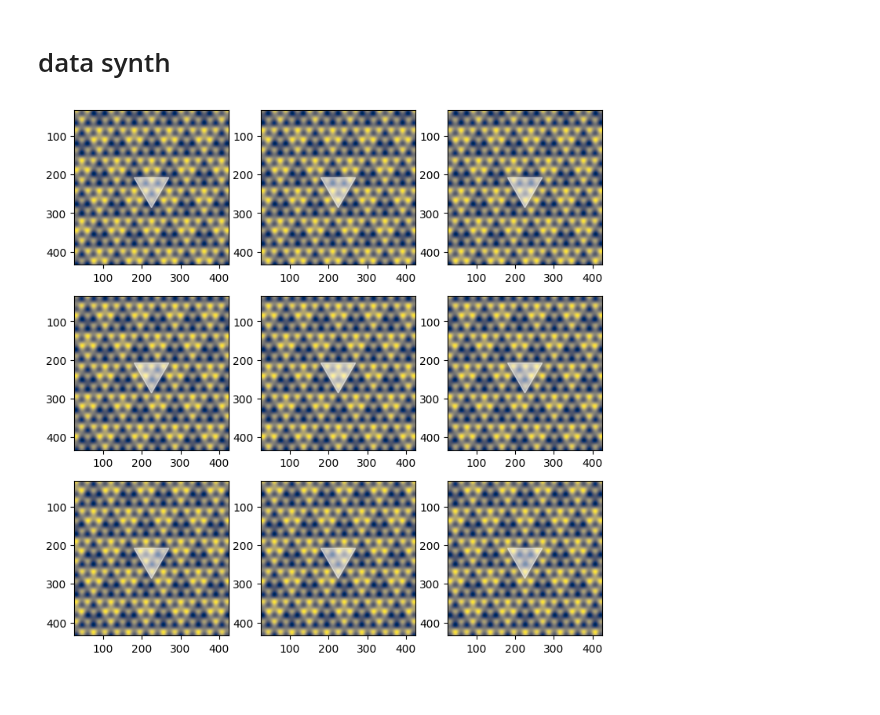
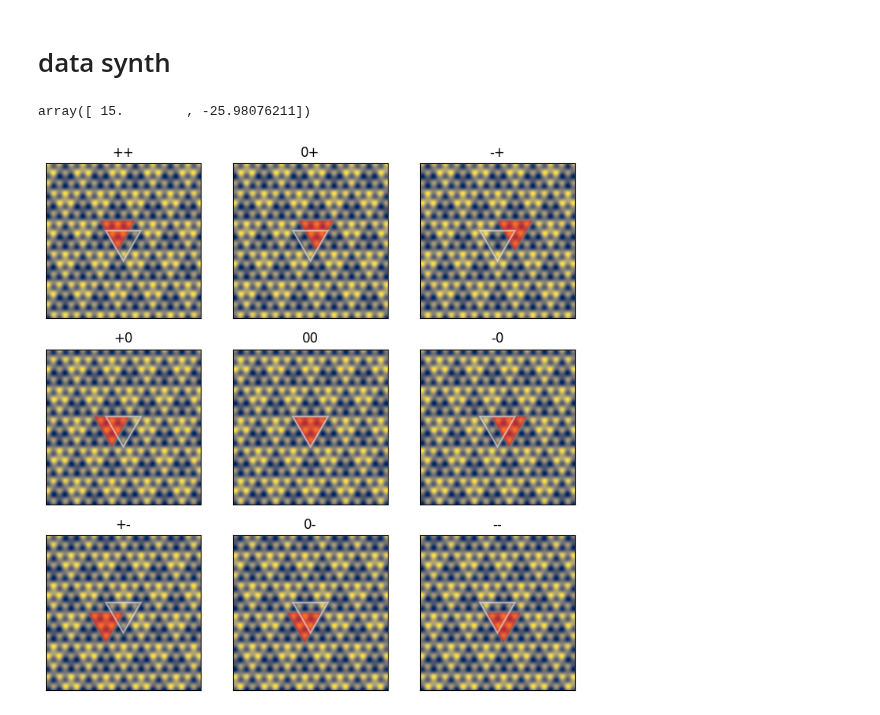
Before and after one commit to Potdooshami/2H_TaSe2_Tc_STM, a Jupyter notebook: H06_simulations.ipynb, the cells around one changed output. Cells and saved outputs as stored; diff of their text form; code cells hidden in the pictures.

```diff
--- a/H06_simulations.ipynb
+++ b/H06_simulations.ipynb
@@ -1,3 +1,10 @@
+# %%
+from filemanager import FileManager
+fm = FileManager('assets','H06','foo')
+# fm.id_block = 'qc'
+# fm.timestamp()
+# fn = fm.get_filepath('whole','svg')
+# plt.savefig(fn)
 # %% [markdown]
 # functions
 # %%
@@ -111,14 +118,16 @@ def cdw(center_shift = (0,0)):
 a1 = 30*cs(0)
 a2 = 30*cs(-60)
 offset=2*90*cs(60) + a1*6 +(-3)*a2
-def ref_cntr():
+import crypy as cp
+def ref_cntr(x=0,y=0,c='w',**kwargs):
     cp.Collection.Generator.gen_regular_polygon(3,
-    x=offset[0],
-    y=offset[1],
+    x=offset[0]+x,
+    y=offset[1]+y,
     r=30*r3,
     alpha=.5,
     phi=np.pi/2,
-    c='w')
+    c=c
+    ,**kwargs)
 # %% [markdown]
 # data synth
 # %%
@@ -161,26 +170,43 @@ foo[:,:,2,2] = bl + (c3 +c1)/2
 # foo(:,:,3,1) = c3
+# %%
+a2
+# %% [output]
+array([ 15.        , -25.98076211])
 # %%
 nrows, ncols = 3, 3           # 4행 3열 패널
 panel_size = 2.5              # 각 정사각형 패널의 한 변 크기 (인치)
 wspace, hspace = 0.1, 0.1     # 패널 간 가로, 세로 간격 (인치)
 margin_x, margin_y = 1.0, 1.0 # 전체 도화지의 좌우, 상하 총 여백
 
 # 2. 전체 Figure 크기(figsize) 역계산
 fig_width = (ncols * panel_size) + ((ncols - 1) * wspace) + margin_x
 fig_height = (nrows * panel_size) + ((nrows - 1) * hspace) + margin_y
 
 # 3. 계산된 figsize로 subplots 생성
+cntr_r12 = np.zeros((2,3,3))
+syms = ['-','0','+']
 fig, axes = plt.subplots(nrows, ncols, figsize=(fig_width, fig_height))
 for irow in range(nrows):
     for icol in range(ncols):
         ax = axes[irow,icol]
         plt.sca(ax)
-        img = ground9[:,:,icol,irow]+bl
+        img = ground9[:,:,icol,2-irow]+bl
+        cntr = (icol-1)*a1 + (1-irow)*a2
         ax.imshow(img,cmap='cividis')
         # ax.axhline(offset[1])
         # ax.axvline(offset[0])
         ax.set_xlim(offset[0]+np.array((-200,200)))
         ax.set_ylim(offset[1]+np.array((200,-200)))
-        ref_cntr()
+        ax.set_xticks([])
+        ax.set_yticks([])
+        ax.set_title(syms[2-icol]+syms[2-irow])
+        # Set title with different colors for each part (red for the first, green for the second)
+        # ax.set_title(r"$\mathrm{\color{red}{%s}\color{green}{%s}}$" % (syms[2-icol], syms[2-irow]))
+        ref_cntr(x=cntr[0],y=cntr[1],c='r',lw=0)
+        ref_cntr(facecolor='none',lw=1.5)
+        fm.id_block = 'ground9'
+        fm.timestamp()
+        fn = fm.get_filepath('whole','svg')
+        plt.savefig(fn)
 # %% [output]
-[figure, old version]
+[figure, new version]
```
Also changed, not shown: parts of 6 cells of this notebook, 1 other file.
